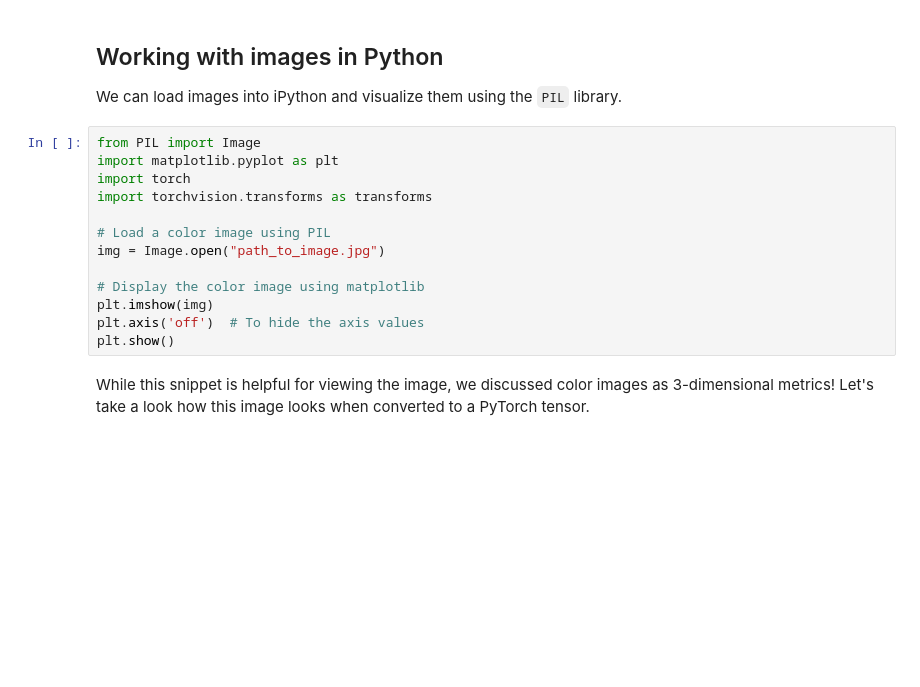
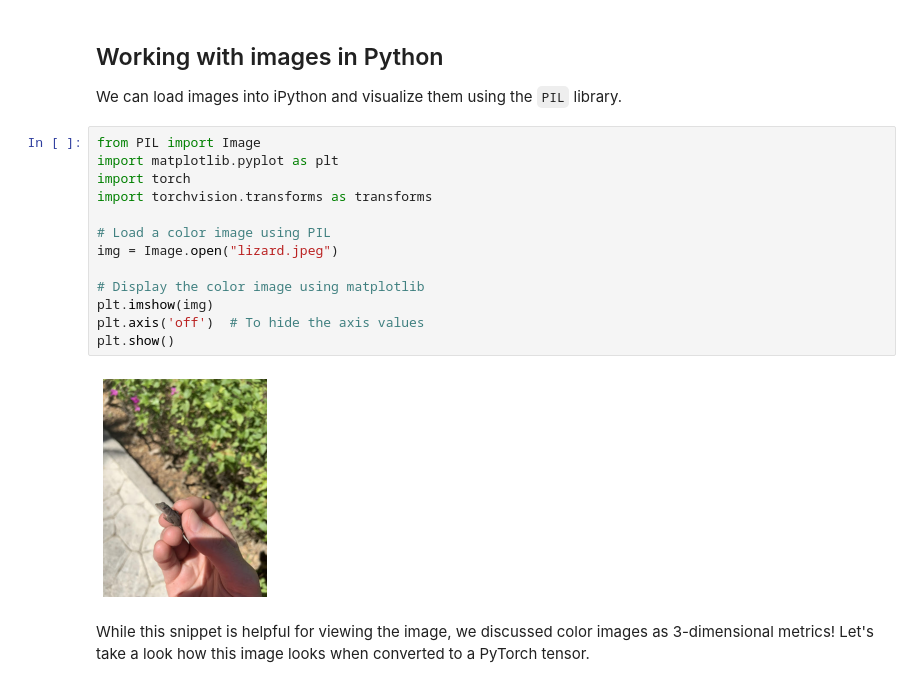
Before and after one commit to kylegallatin/fundamentals-of-deep-learning-with-python, a Jupyter notebook: module-4.ipynb, the cells around one changed output. Drawn from its saved outputs; the diff is of its cells as text; blank space fills up the shorter version.

```diff
--- a/module-4.ipynb
+++ b/module-4.ipynb
@@ -22,16 +22,18 @@ We can load images into iPython and visualize them using the `PIL` library.
 # %%
 from PIL import Image
 import matplotlib.pyplot as plt
 import torch
 import torchvision.transforms as transforms
 
 # Load a color image using PIL
-img = Image.open("path_to_image.jpg")
+img = Image.open("lizard.jpeg")
 
 # Display the color image using matplotlib
 plt.imshow(img)
 plt.axis('off')  # To hide the axis values
 plt.show()
+# %% [output]
+[figure, added]
 # %% [markdown]
 While this snippet is helpful for viewing the image, we discussed color images as 3-dimensional metrics! Let's take a look how this image looks when converted to a PyTorch tensor.
 # %%
```
Also changed, not shown: parts of 12 cells of this notebook, 4 other files.
